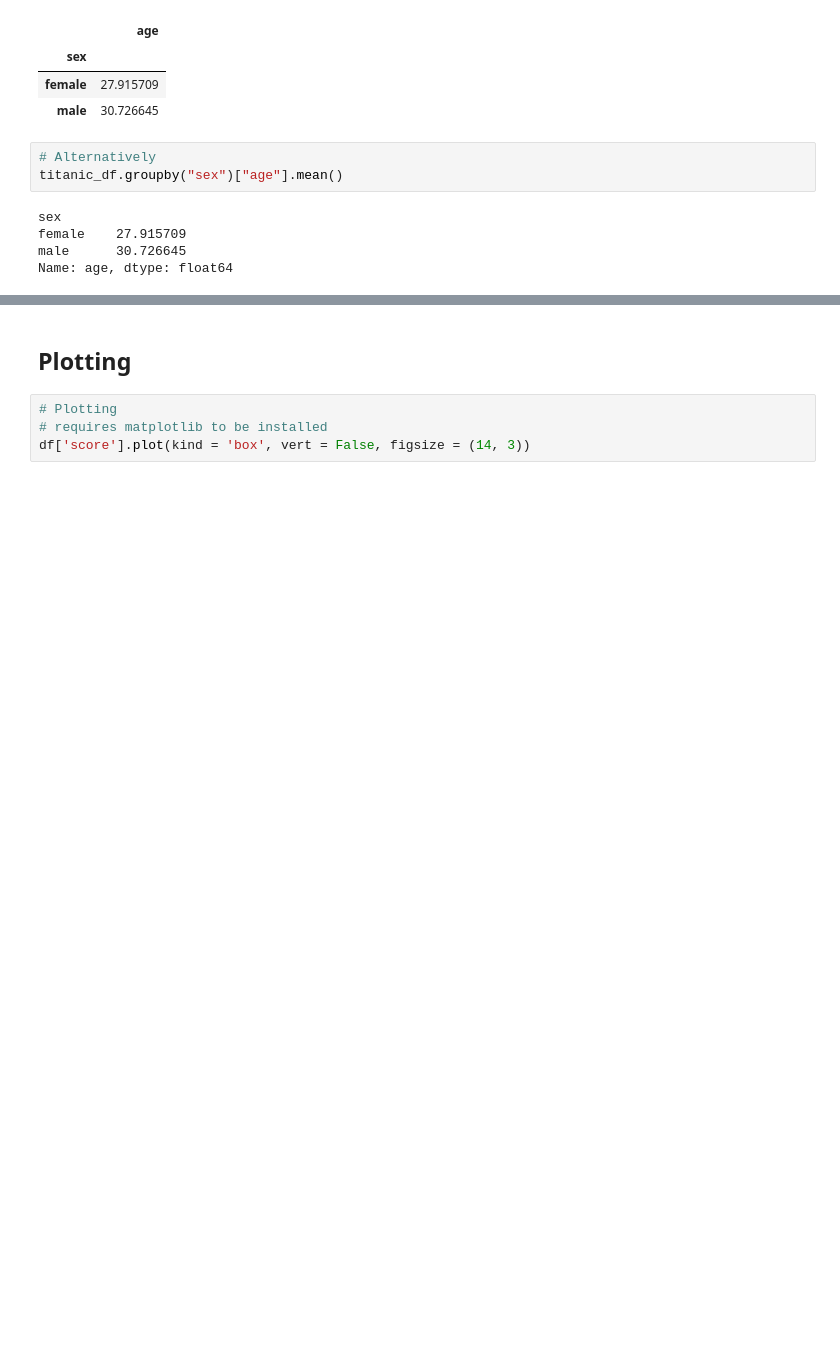
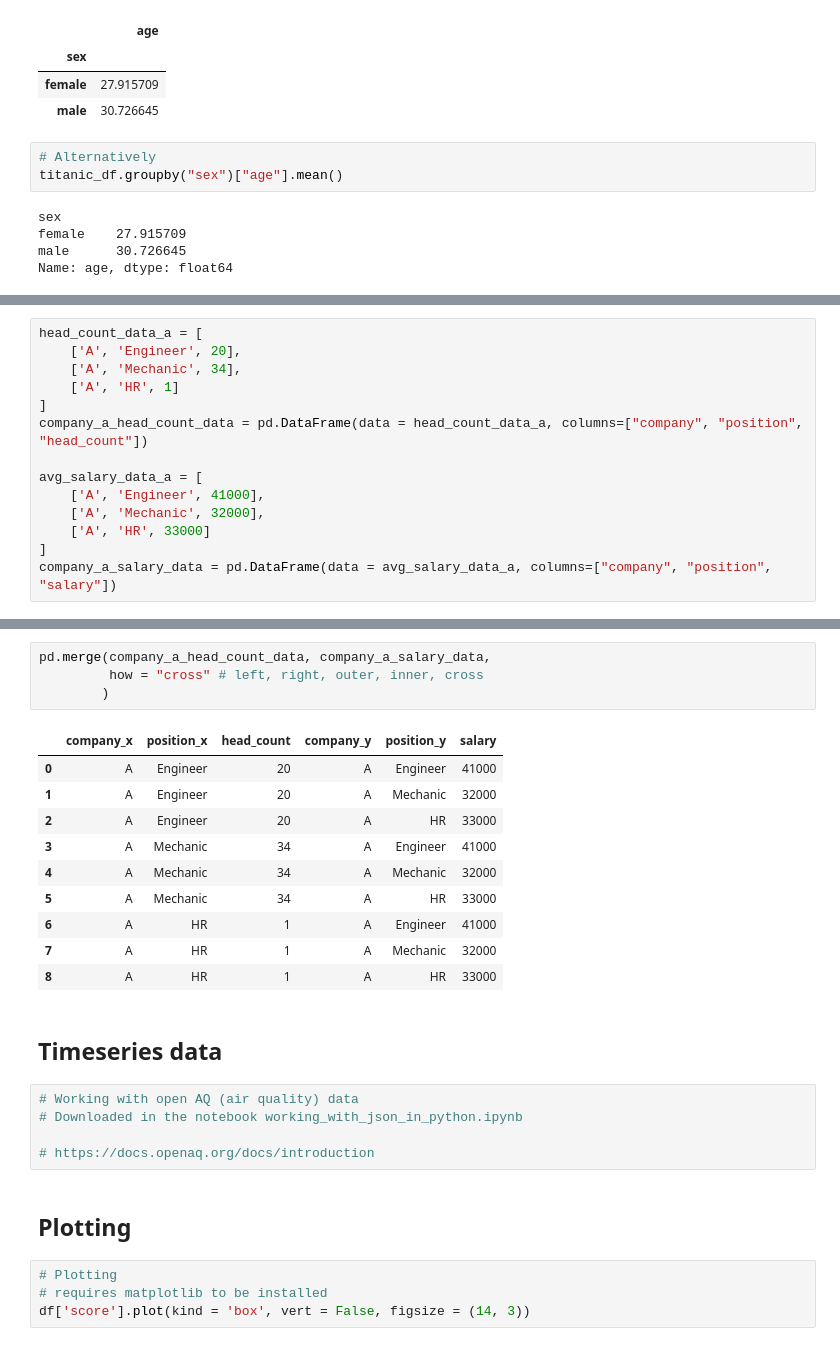
Before and after one commit to decisive-moment/learning, a Jupyter notebook: Python/pandas_basics.ipynb, the cells around one changed output, grey strips where cells are left out. Drawn from its saved outputs; the diff is of its cells as text; blank space fills up the shorter version.

```diff
--- a/Python/pandas_basics.ipynb
+++ b/Python/pandas_basics.ipynb
@@ -600,0 +866,14 @@ titanic_df.groupby("sex").mean(numeric_only=True)
+# %%
+head_count_data_a = [
+    ['A', 'Engineer', 20],
+    ['A', 'Mechanic', 34],
+    ['A', 'HR', 1]
+]
+company_a_head_count_data = pd.DataFrame(data = head_count_data_a, columns=["company", "position", "head_count"])
+
+avg_salary_data_a = [
+    ['A', 'Engineer', 41000],
+    ['A', 'Mechanic', 32000],
+    ['A', 'HR', 33000]
+]
+company_a_salary_data = pd.DataFrame(data = avg_salary_data_a, columns=["company", "position", "salary"])
@@ -601,3 +904,25 @@ titanic_df.groupby("sex").mean(numeric_only=True)
+# %%
+pd.merge(company_a_head_count_data, company_a_salary_data,
+         how = "cross" # left, right, outer, inner, cross
+        )
+# %% [output]
+|  | company_x | position_x | head_count | company_y | position_y | salary |
+| 0 | A | Engineer | 20 | A | Engineer | 41000 |
+| 1 | A | Engineer | 20 | A | Mechanic | 32000 |
+| 2 | A | Engineer | 20 | A | HR | 33000 |
+| 3 | A | Mechanic | 34 | A | Engineer | 41000 |
+| 4 | A | Mechanic | 34 | A | Mechanic | 32000 |
+| 5 | A | Mechanic | 34 | A | HR | 33000 |
+| 6 | A | HR | 1 | A | Engineer | 41000 |
+| 7 | A | HR | 1 | A | Mechanic | 32000 |
+| 8 | A | HR | 1 | A | HR | 33000 |
+# %% [markdown]
+## Timeseries data
+# %%
+# Working with open AQ (air quality) data
+# Downloaded in the notebook working_with_json_in_python.ipynb
+
+# https://docs.openaq.org/docs/introduction
 # %% [markdown]
 ## Plotting
 # %%
```
Also changed, not shown: parts of 29 cells of this notebook, 6 other files.
